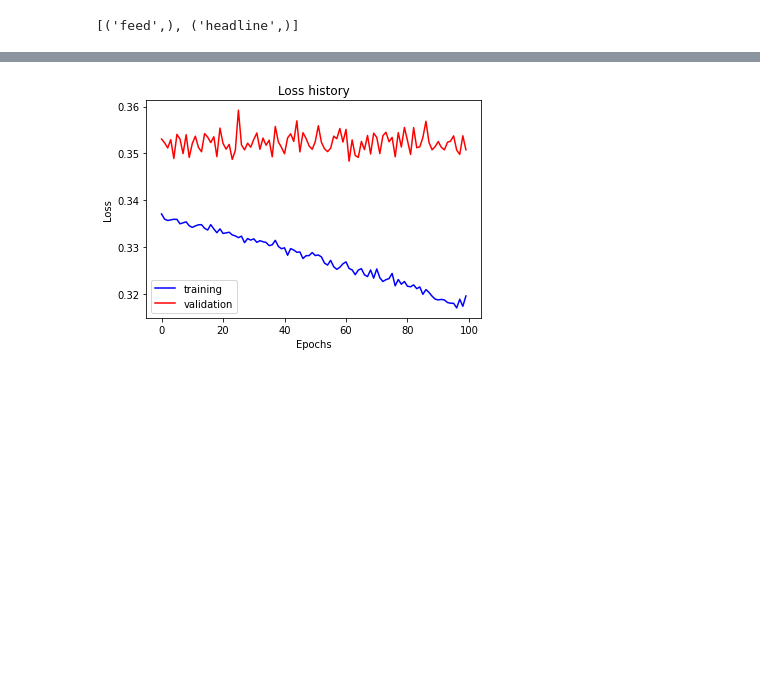
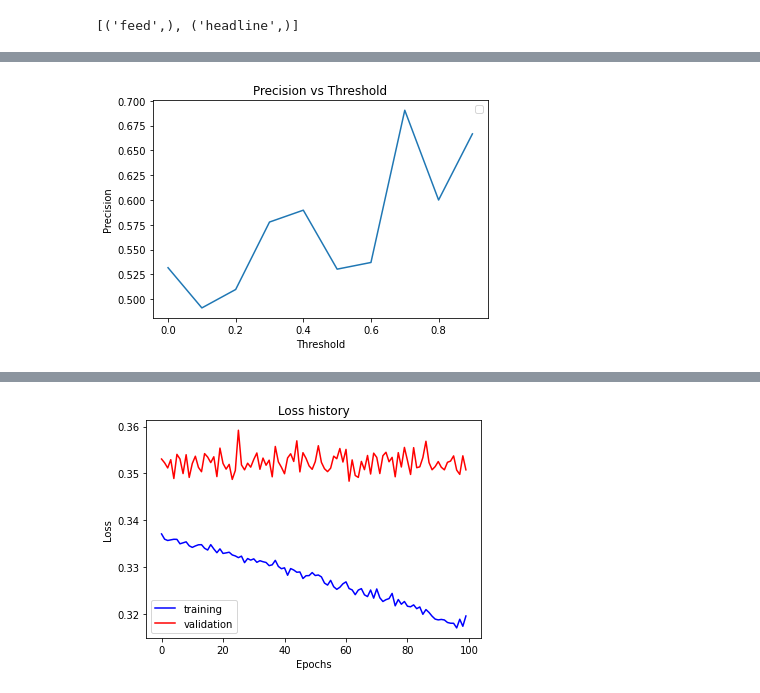
Before and after one commit to BPod123/Headline-Trader, a Jupyter notebook: Notebooks/Bert_Averaging_Kyle_Peters.ipynb, the cells around one changed output, grey strips where cells are left out. Cells and saved outputs as stored; diff of their text form; code cells hidden in the pictures; blank space fills up the shorter version.

```diff
--- a/Notebooks/Bert_Averaging_Kyle_Peters.ipynb
+++ b/Notebooks/Bert_Averaging_Kyle_Peters.ipynb
@@ -375,9 +433,17 @@ class MLP(nn.Module):
 
 endTrain = "2022-07-01"
 stockTickers = stocks#[stocks.Ticker.isin(["NDQ"])]
-train_dataset = EmbeddingLoader(stockTickers[stockTickers["Date"] < endTrain].reset_index(drop=True), embeddingData)
+train_dataset = EmbeddingLoader(stockTickers[stockTickers["Date"] < last_date_train].reset_index(drop=True), embeddingData)
 train_loader = DataLoader(train_dataset, batch_size=32, shuffle=True) #dataloader_args
 
-validation_dataset = EmbeddingLoader(stockTickers[stockTickers["Date"] >= endTrain].reset_index(drop=True), embeddingData)
-validation_loader = DataLoader(validation_dataset, batch_size=128, shuffle=True) #dataloader_args
+validation_dataset = EmbeddingLoader(stockTickers[(stockTickers["Date"] >= first_date_val) & (stockTickers["Date"] < first_date_test)].reset_index(drop=True), embeddingData)
+validation_loader = DataLoader(validation_dataset, batch_size=128, shuffle=False) #dataloader_args
+
+test_dataset = EmbeddingLoader(stockTickers[(stockTickers["Date"] >= first_date_test)].reset_index(drop=True), embeddingData)
+test_loader = DataLoader(test_dataset, batch_size=128, shuffle=False) #dataloader_args
+
 tickers = list(stocks.Ticker.unique())
+
+proportionOnes = stockTickers[stockTickers["Date"] < endTrain]["Price_Class"].mean()
+print(stockTickers[stockTickers["Date"] < endTrain]["Price_Class"].mean())
+print(stockTickers[stockTickers["Date"] >= endTrain]["Price_Class"].mean())
@@ -484 +581,11 @@ Epoch:12 Train Loss:0.3346 Val Loss: 0.3537 Train Accuracy: 0.5565 Validation Ac
 ... (88 outputs left out)
+# %%
+#Validation
+logits = (np.concatenate(val_history, axis=1)*(np.arange(100).reshape(1,-1)/100)).mean(axis=1).reshape(-1) #Scales weights linearly increasing from first epoch to last
+#logits = val_preds
+
+size=10
+precisions = []
+for i in range(size):
+    precisions.append(val_labels[logits>=np.quantile(logits, i/size)].mean())
+    print(i/size," ",val_labels[logits>=np.quantile(logits, i/size)].mean())
@@ -484,0 +603,11 @@ Epoch:12 Train Loss:0.3346 Val Loss: 0.3537 Train Accuracy: 0.5565 Validation Ac
+# %%
+plt.figure()
+thresholds = np.array(range(size))/10
+
+plt.plot(thresholds, precisions)
+plt.title("Precision vs Threshold")
+plt.legend()
+plt.ylabel("Precision")
+plt.xlabel("Threshold")
+plt.show()
+# %% [output]
@@ -484,0 +615 @@ Epoch:12 Train Loss:0.3346 Val Loss: 0.3537 Train Accuracy: 0.5565 Validation Ac
+[figure, added]
```
Also changed, not shown: parts of 24 cells of this notebook.
